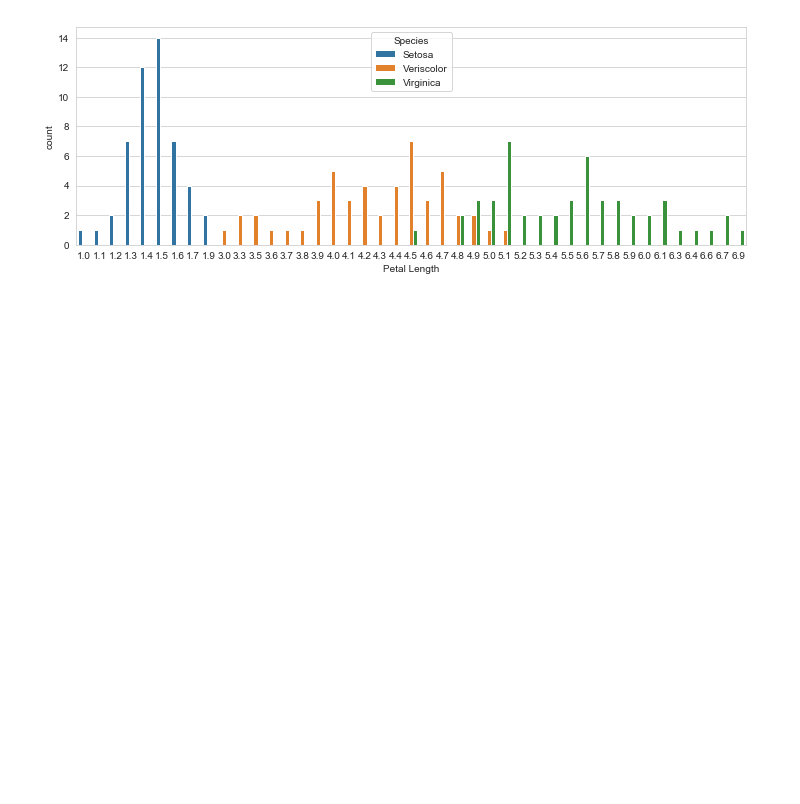
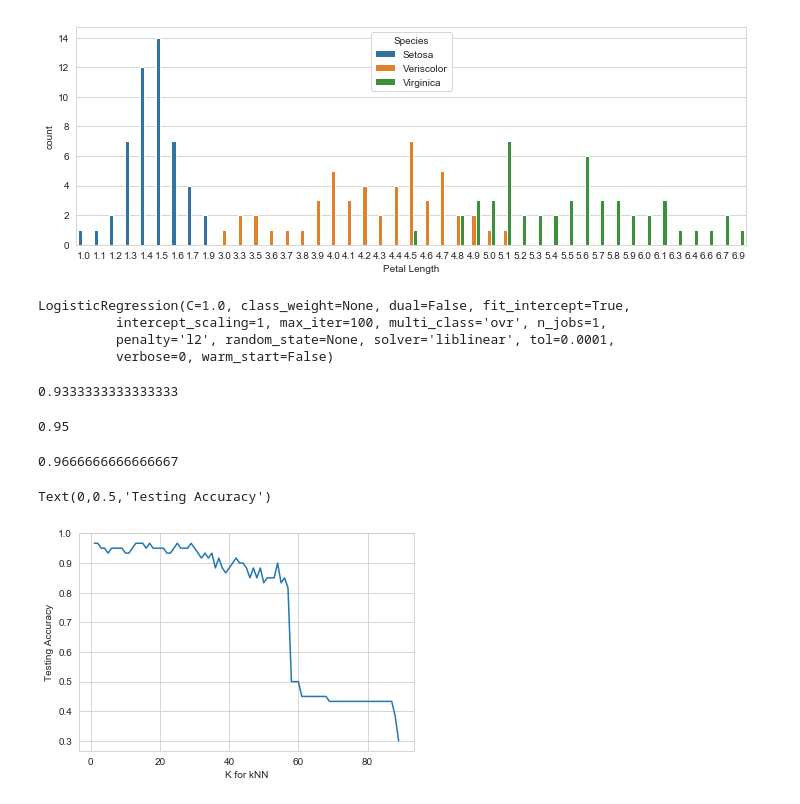
Before and after one commit to tsubauaaa/Udemy-PracticePythonDataScience, a Jupyter notebook: lec80-81-多クラス分類.ipynb, the cells around one changed output. Cells and saved outputs as stored; diff of their text form; code cells hidden in the pictures; blank space fills up the shorter version.

```diff
--- a/lec80-81-多クラス分類.ipynb
+++ b/lec80-81-多クラス分類.ipynb
@@ -125,3 +125,63 @@ sns.countplot('Petal Length',data=iris,hue='Species')
 # %% [output]
 <matplotlib.axes._subplots.AxesSubplot at 0x...>
 [figure]
+# %%
+from sklearn.linear_model import LogisticRegression
+from sklearn.cross_validation import train_test_split
+
+logreg = LogisticRegression()
+
+X_train,X_test,Y_train,Y_test = train_test_split(X,Y,test_size=0.4,random_state=3)
+logreg.fit(X_train,Y_train)
+# %% [output]
+LogisticRegression(C=1.0, class_weight=None, dual=False, fit_intercept=True,
+          intercept_scaling=1, max_iter=100, multi_class='ovr', n_jobs=1,
+          penalty='l2', random_state=None, solver='liblinear', tol=0.0001,
+          verbose=0, warm_start=False)
+# %%
+from sklearn import metrics
+
+Y_pred = logreg.predict(X_test)
+
+print(metrics.accuracy_score(Y_test,Y_pred))
+# %% [output]
+0.9333333333333333
+# %%
+from sklearn.neighbors import KNeighborsClassifier
+
+knn = KNeighborsClassifier(n_neighbors=6)
+
+knn.fit(X_train,Y_train)
+
+Y_pred = knn.predict(X_test)
+
+print(metrics.accuracy_score(Y_test,Y_pred))
+# %% [output]
+0.95
+# %%
+knn = KNeighborsClassifier(n_neighbors=1)
+
+knn.fit(X_train,Y_train)
+
+Y_pred = knn.predict(X_test)
+
+print(metrics.accuracy_score(Y_test,Y_pred))
+# %% [output]
+0.9666666666666667
+# %%
+k_range = range(1,90)
+
+accuracy = []
+
+for k in k_range:
+    knn = KNeighborsClassifier(n_neighbors=k)
+    knn.fit(X_train,Y_train)
+    Y_pred = knn.predict(X_test)
+    accuracy.append(metrics.accuracy_score(Y_test,Y_pred))
+# %%
+plt.plot(k_range,accuracy)
+plt.xlabel('K for kNN')
+plt.ylabel('Testing Accuracy')
+# %% [output]
+Text(0,0.5,'Testing Accuracy')
+[figure, added]
```
